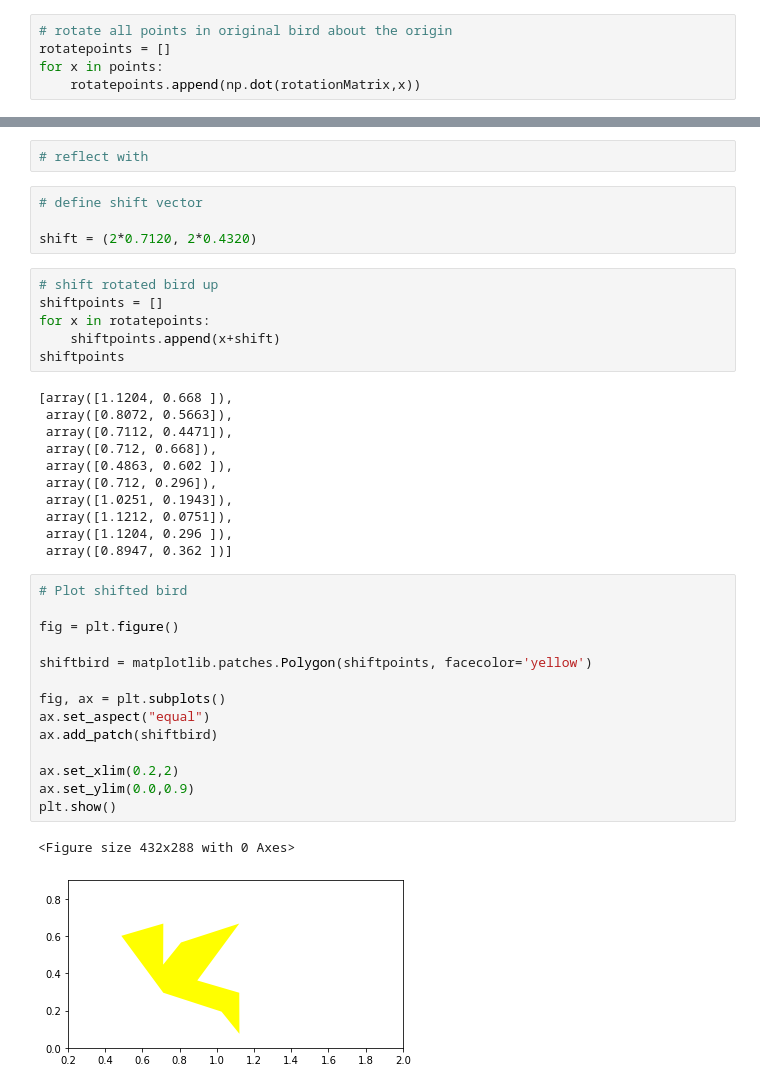
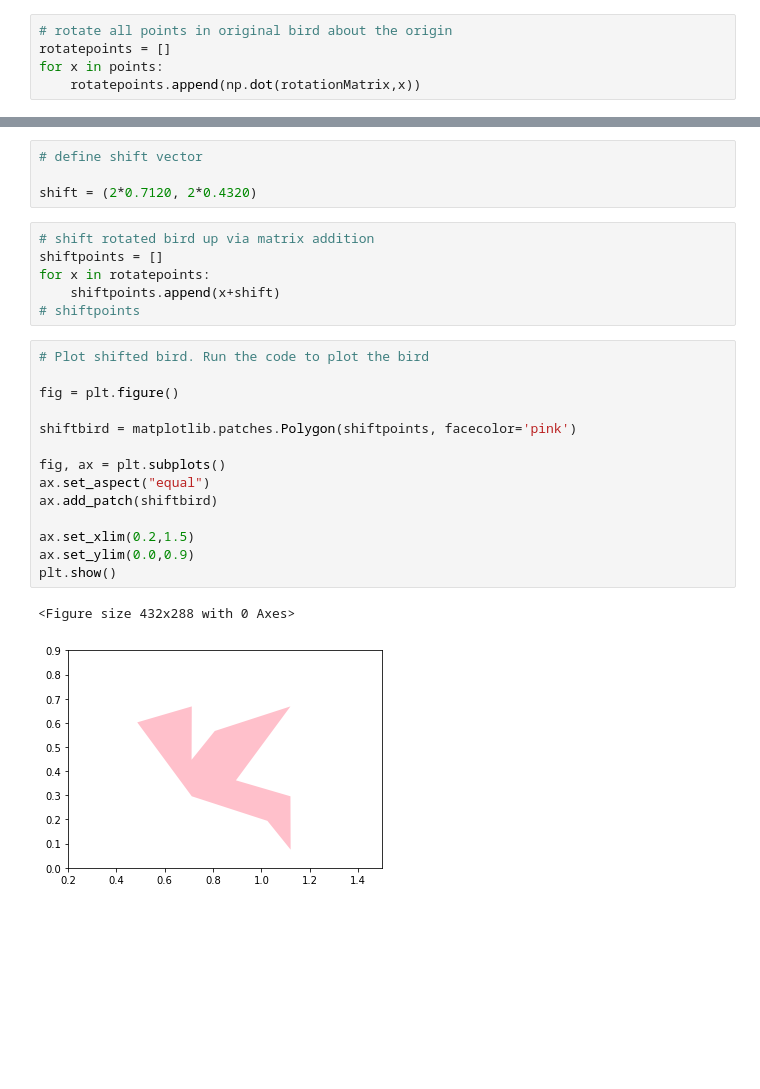
Before and after one commit to yajuna/tmath308, a Jupyter notebook: lab3.ipynb, the cells around one changed output, grey strips where cells are left out. Saved outputs shown, nothing was run; the diff lists cells and outputs as text; blank space fills up the shorter version.

```diff
--- a/lab3.ipynb
+++ b/lab3.ipynb
@@ -62,43 +59,30 @@ plt.show()
 # %% [output]
 <Figure size 432x288 with 0 Axes>
 [figure]
-# %%
-# reflect with
 # %%
 # define shift vector
 
 shift = (2*0.7120, 2*0.4320)
 # %%
-# shift rotated bird up
+# shift rotated bird up via matrix addition
 shiftpoints = []
 for x in rotatepoints:
     shiftpoints.append(x+shift)
-shiftpoints
+# shiftpoints
-# %% [output]
-[array([1.1204, 0.668 ]),
- array([0.8072, 0.5663]),
- array([0.7112, 0.4471]),
- array([0.712, 0.668]),
- array([0.4863, 0.602 ]),
- array([0.712, 0.296]),
- array([1.0251, 0.1943]),
- array([1.1212, 0.0751]),
- array([1.1204, 0.296 ]),
- array([0.8947, 0.362 ])]
 # %%
-# Plot shifted bird
+# Plot shifted bird. Run the code to plot the bird
 
 fig = plt.figure()
 
-shiftbird = matplotlib.patches.Polygon(shiftpoints, facecolor='yellow')
+shiftbird = matplotlib.patches.Polygon(shiftpoints, facecolor='pink')
 
 fig, ax = plt.subplots()
 ax.set_aspect("equal")
 ax.add_patch(shiftbird)
 
-ax.set_xlim(0.2,2)
+ax.set_xlim(0.2,1.5)
 ax.set_ylim(0.0,0.9)
 plt.show()
 # %% [output]
 <Figure size 432x288 with 0 Axes>
-[figure, old version]
+[figure, new version]
```
Also changed, not shown: parts of 11 cells of this notebook.
